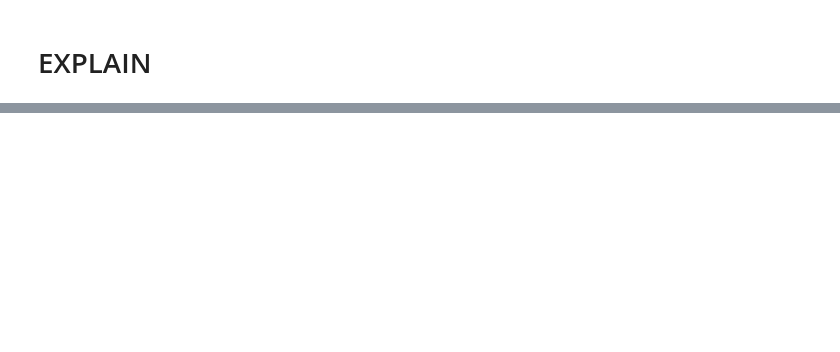
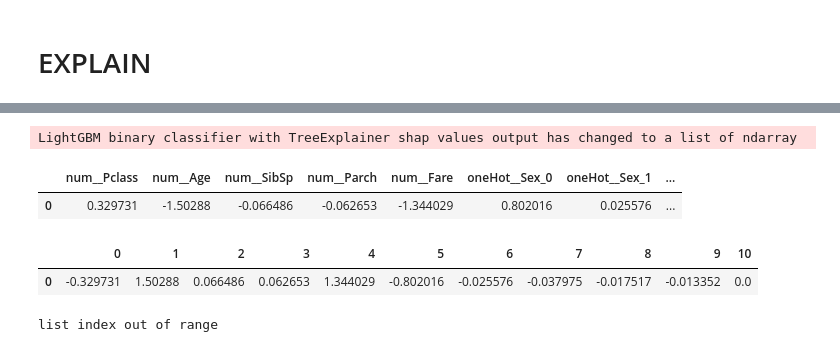
Before and after one commit to AlexandreGazagnes/for-nora, a Jupyter notebook: notebooks/03_explanation.ipynb, the cells around one changed output, grey strips where cells are left out. Saved outputs shown, nothing was run; the diff lists cells and outputs as text; code cells hidden in the pictures; blank space fills up the shorter version.

```diff
--- a/notebooks/03_explanation.ipynb
+++ b/notebooks/03_explanation.ipynb
@@ -159,5 +327,9 @@ explainer.expected_value[1]
 # %%
-shap_values = explainer.shap_values(pd.DataFrame([__X,]))
+shap_values = explainer.shap_values(
+    imputer.transform(preprocessor.transform(pd.DataFrame([pd.Series(__X), ])))
+    )
+# %% [output]
+LightGBM binary classifier with TreeExplainer shap values output has changed to a list of ndarray
 # %%
 shap_false = shap_values[0]
 shap_true = shap_values[1]
@@ -168,6 +336,17 @@ shap_false = pd.DataFrame(shap_false, columns=X_train. columns).iloc[0].sort_val
 # %%
-pd.DataFrame(shap_values[0])
+pd.DataFrame(shap_values[0], columns=preprocessor.get_feature_names_out())
+# %% [output]
+|  | num__Pclass | num__Age | num__SibSp | num__Parch | num__Fare | oneHot__Sex_0 | oneHot__Sex_1 | ... |
+| 0 | 0.329731 | -1.50288 | -0.066486 | -0.062653 | -1.344029 | 0.802016 | 0.025576 | ... |
 # %%
-pd.DataFrame(shap_values[1])
+pd.DataFrame(shap_values[1], columns=preprocessor.get_feature_names_out())
+# %% [output]
+|  | 0 | 1 | 2 | 3 | 4 | 5 | 6 | 7 | 8 | 9 | 10 |
+| 0 | -0.329731 | 1.50288 | 0.066486 | 0.062653 | 1.344029 | -0.802016 | -0.025576 | -0.037975 | -0.017517 | -0.013352 | 0.0 |
 # %%
-pd.DataFrame(shap_values[2])
+try :
+    pd.DataFrame(shap_values[2])
+except Exception as e :
+    print(e)
+# %% [output]
+list index out of range
```
Also changed, not shown: parts of 38 cells of this notebook.
